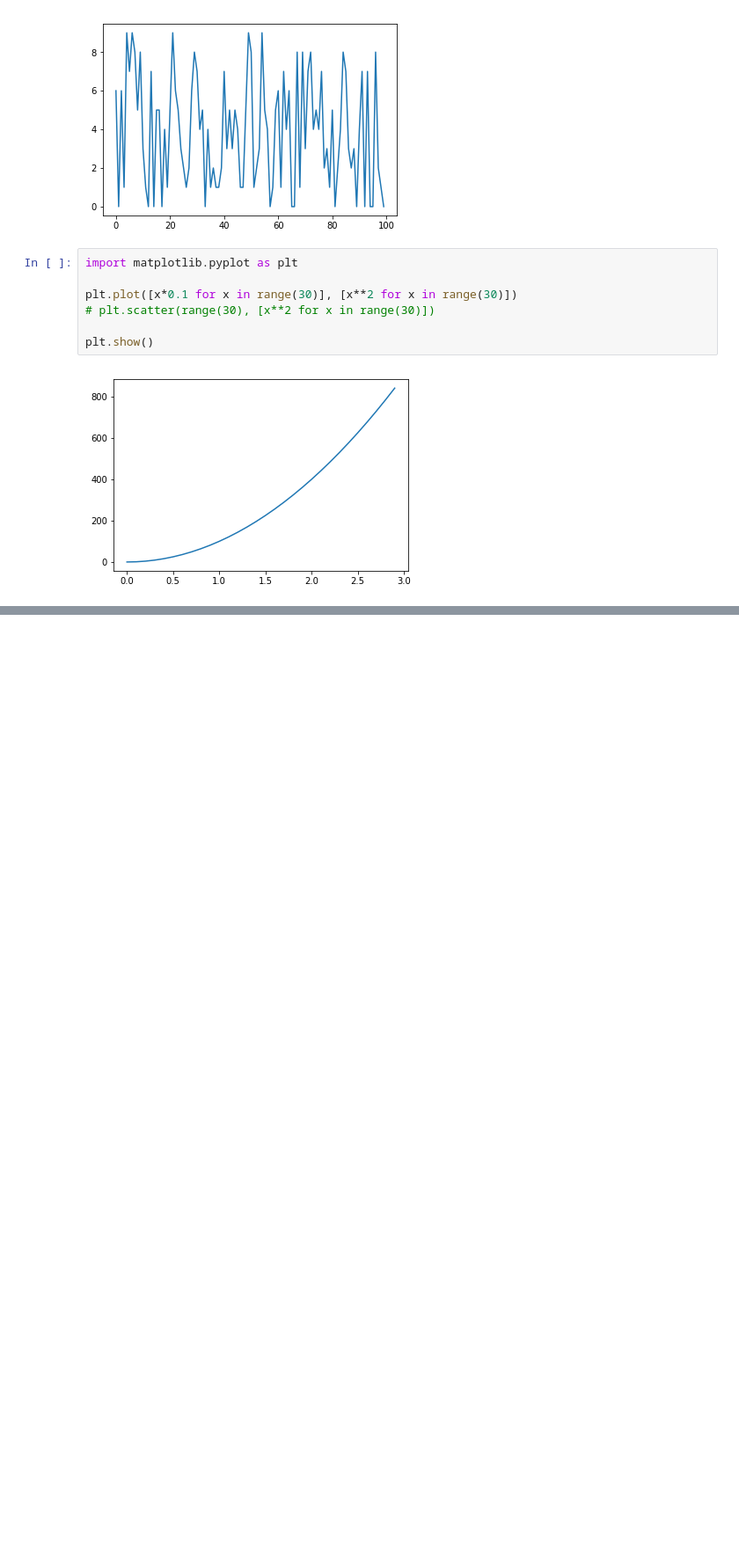
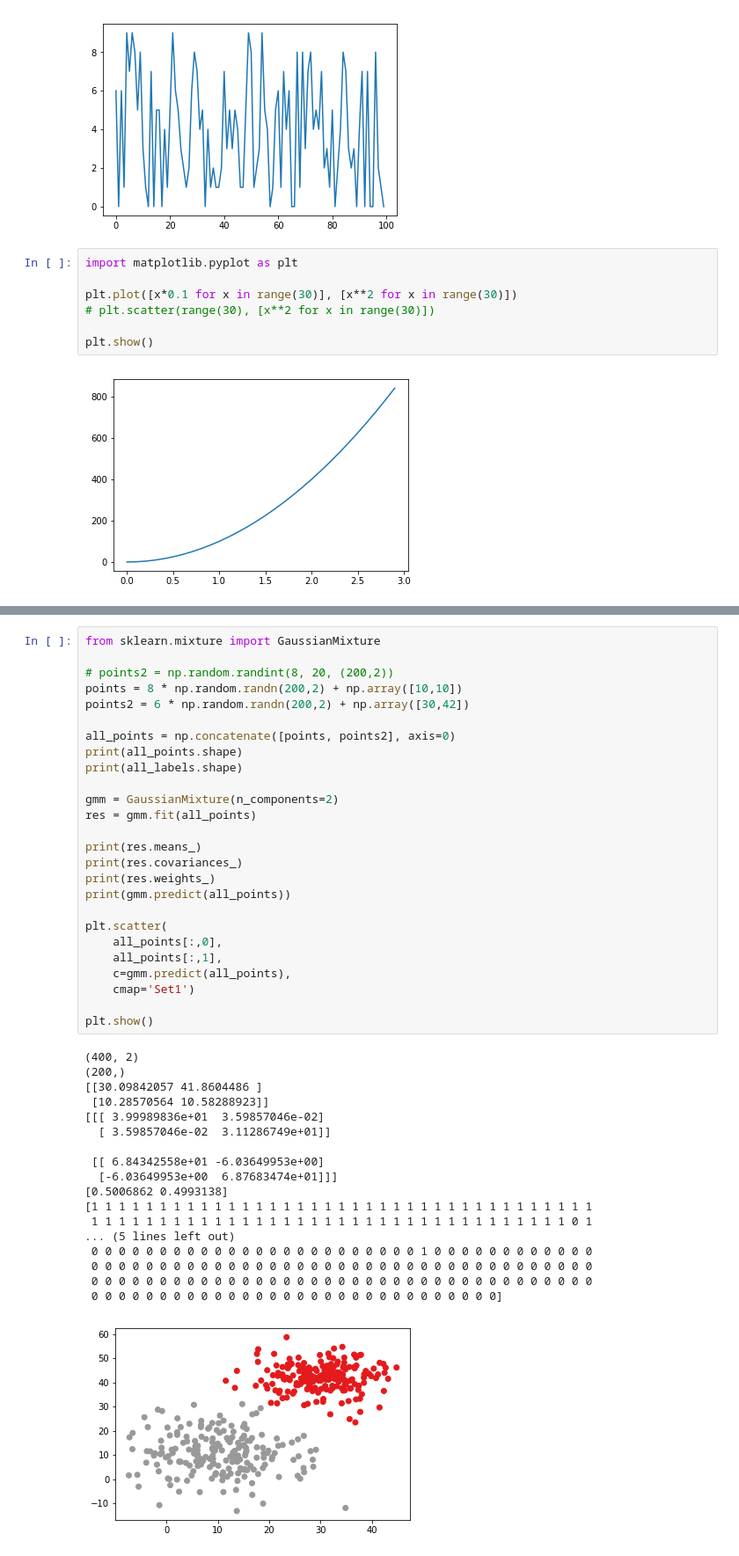
Before and after one commit to komi24/pythonOrsys23092019, a Jupyter notebook: jour5/numpy+visualisation.ipynb, the cells around one changed output, grey strips where cells are left out. Shown: that part at 88% size. Drawn from its saved outputs; the diff is of its cells as text; blank space fills up the shorter version.

```diff
--- a/jour5/numpy+visualisation.ipynb
+++ b/jour5/numpy+visualisation.ipynb
@@ -50,0 +66,45 @@ print(all_points.shape)
+# %%
+from sklearn.mixture import GaussianMixture
+
+# points2 = np.random.randint(8, 20, (200,2))
+points = 8 * np.random.randn(200,2) + np.array([10,10])
+points2 = 6 * np.random.randn(200,2) + np.array([30,42])
+
+all_points = np.concatenate([points, points2], axis=0)
+print(all_points.shape)
+print(all_labels.shape)
+
+gmm = GaussianMixture(n_components=2)
+res = gmm.fit(all_points)
+
+print(res.means_)
+print(res.covariances_)
+print(res.weights_)
+print(gmm.predict(all_points))
+
+plt.scatter(
+    all_points[:,0],
+    all_points[:,1],
+    c=gmm.predict(all_points),
+    cmap='Set1')
+
+plt.show()
+# %% [output]
+(400, 2)
+(200,)
+[[30.09842057 41.8604486 ]
+ [10.28570564 10.58288923]]
+[[[ 3.99989836e+01  3.59857046e-02]
+  [ 3.59857046e-02  3.11286749e+01]]
+
+ [[ 6.84342558e+01 -6.03649953e+00]
+  [-6.03649953e+00  6.87683474e+01]]]
+[0.5006862 0.4993138]
+[1 1 1 1 1 1 1 1 1 1 1 1 1 1 1 1 1 1 1 1 1 1 1 1 1 1 1 1 1 1 1 1 1 1 1 1 1
+ 1 1 1 1 1 1 1 1 1 1 1 1 1 1 1 1 1 1 1 1 1 1 1 1 1 1 1 1 1 1 1 1 1 1 1 0 1
+... (5 lines left out)
+ 0 0 0 0 0 0 0 0 0 0 0 0 0 0 0 0 0 0 0 0 0 0 0 0 1 0 0 0 0 0 0 0 0 0 0 0 0
+ 0 0 0 0 0 0 0 0 0 0 0 0 0 0 0 0 0 0 0 0 0 0 0 0 0 0 0 0 0 0 0 0 0 0 0 0 0
+ 0 0 0 0 0 0 0 0 0 0 0 0 0 0 0 0 0 0 0 0 0 0 0 0 0 0 0 0 0 0 0 0 0 0 0 0 0
+ 0 0 0 0 0 0 0 0 0 0 0 0 0 0 0 0 0 0 0 0 0 0 0 0 0 0 0 0 0 0]
+[figure, added]
```
Also changed, not shown: parts of 5 cells of this notebook, 1 other file.
